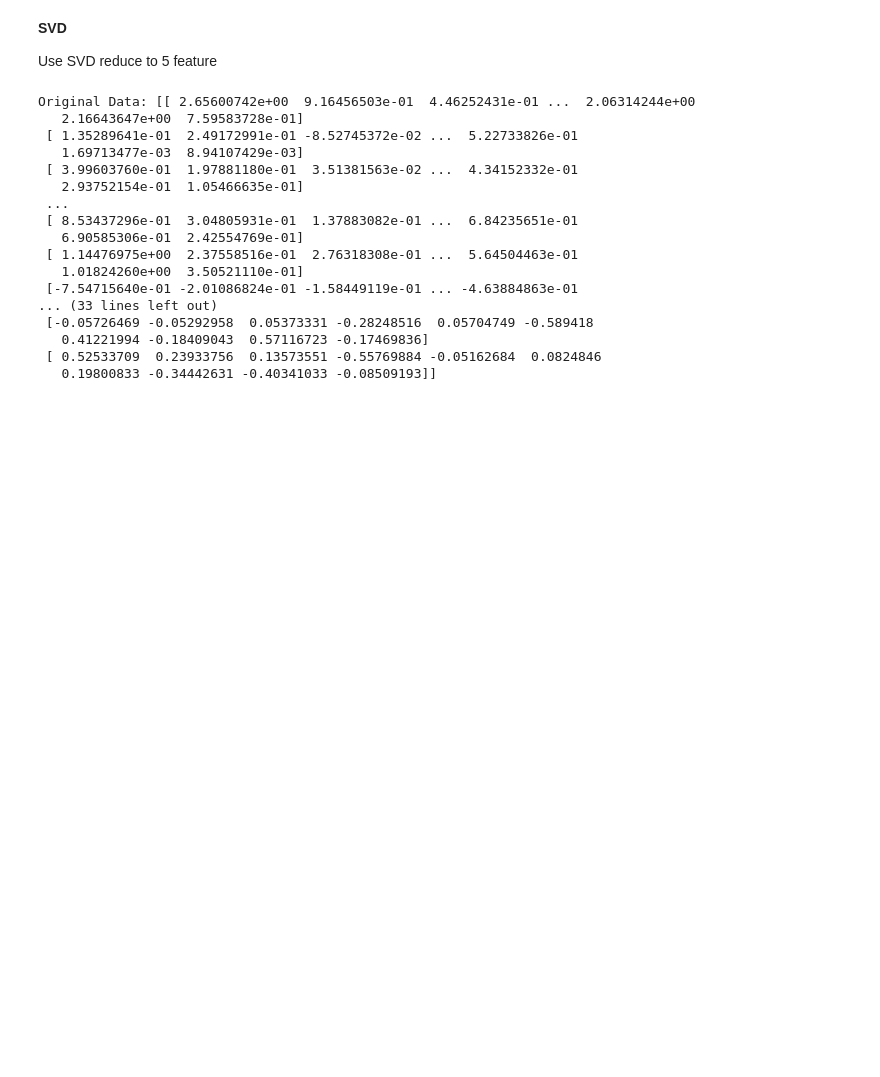
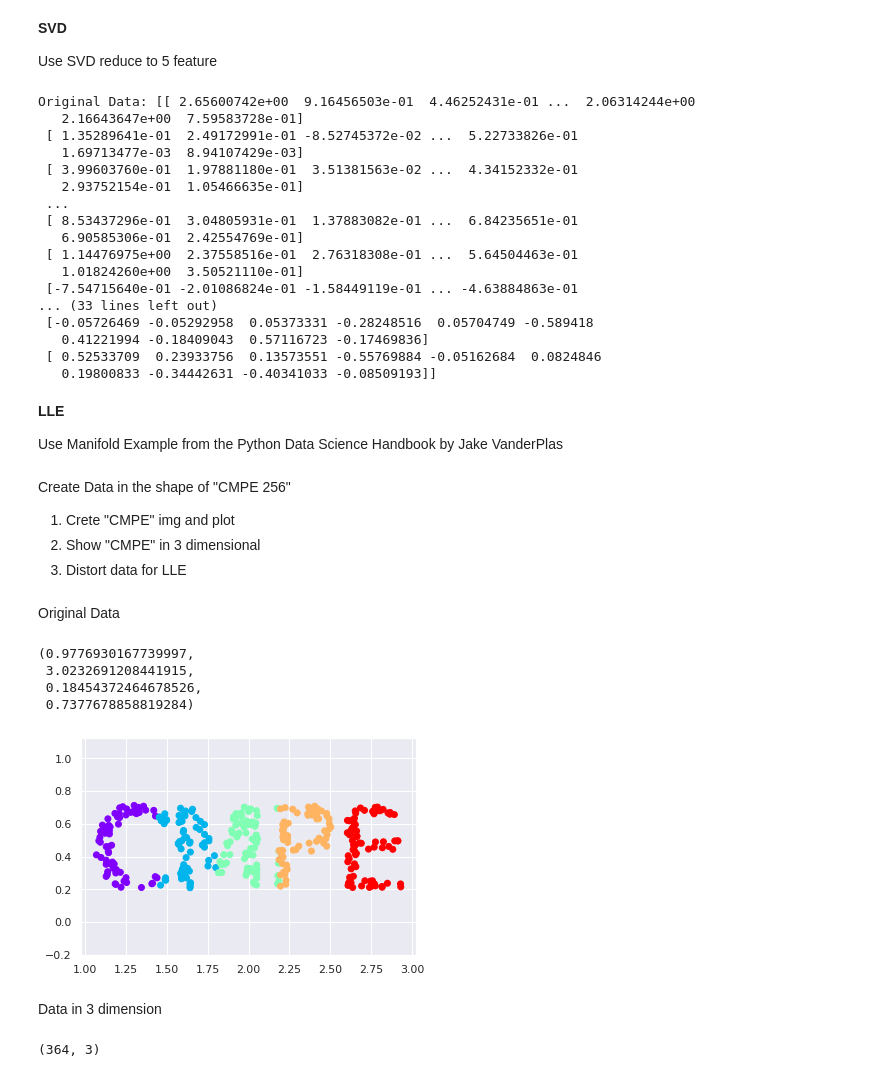
Before and after one commit to AbrahamKong/CMPE256-Dimensionality_Reduction_Assignment, a Jupyter notebook: CMPE_256_Dimensionality_Reduction_Assignment.ipynb, the cells around one changed output. Saved outputs shown, nothing was run; the diff lists cells and outputs as text; code cells hidden in the pictures; blank space fills up the shorter version.

```diff
--- a/CMPE_256_Dimensionality_Reduction_Assignment.ipynb
+++ b/CMPE_256_Dimensionality_Reduction_Assignment.ipynb
@@ -79,3 +80,68 @@ Original Data: [[ 2.65600742e+00  9.16456503e-01  4.46252431e-01 ...  2.06314244
    0.41221994 -0.18409043  0.57116723 -0.17469836]
  [ 0.52533709  0.23933756  0.13573551 -0.55769884 -0.05162684  0.0824846
    0.19800833 -0.34442631 -0.40341033 -0.08509193]]
+# %% [markdown]
+**LLE**
+
+Use Manifold Example from the Python Data Science Handbook by Jake VanderPlas
+# %% [markdown]
+Create Data in the shape of "CMPE 256"
+
+1.   Crete "CMPE" img and plot
+2.   Show "CMPE" in 3 dimensional
+3.   Distort data for LLE
+# %%
+def make_CMPE(N=1000, rseed=42):
+  # Make a plot with "CMPE 256", and then save as PNG
+  fig, ax = plt.subplots(figsize=(4, 1))
+  fig.subplots_adjust(left=0, right=1, bottom=0, top=1)
+  ax.axis('off')
+  ax.text(0.5, 0.4, "CMPE", va='center', ha='center', size='50')
+  fig.savefig('CMPE.png')
+  plt.close(fig)
+
+  # Plot the points based on the above PNG
+  from matplotlib.image import imread
+  pngFile = imread("CMPE.png")[::-1, :, 0].T
+  rng = np.random.RandomState(rseed)
+  imgData = rng.rand(4 * N, 2)
+  i, j = (imgData * pngFile.shape).astype(int).T
+  mask = (pngFile[i, j] < 1)
+  imgData = imgData[mask]
+  imgData[:, 0] *= (pngFile.shape[0] / pngFile.shape[1])
+  imgData = imgData[:N]
+  return imgData[np.argsort(imgData[:, 0])]
+
+def random_projection(imgData, dimension=3, rseed=42):
+    assert dimension >= imgData.shape[1]
+    rng = np.random.RandomState(rseed)
+    C = rng.randn(dimension, dimension)
+    e, V = np.linalg.eigh(np.dot(C, C.T))
+    return np.dot(imgData, V[:imgData.shape[1]])
+
+def curve_img(imgData):
+    t = (imgData[:, 0] - 2) * 0.75 * np.pi
+    x = np.sin(t)
+    y = imgData[:, 1]
+    z = np.sign(t) * (np.cos(t) - 1)
+    return np.vstack((x, y, z)).T
+# %% [markdown]
+Original Data
+# %%
+imgData = make_CMPE(1000)
+colorize = dict(c=imgData[:, 0], cmap=plt.cm.get_cmap('rainbow', 5))
+plt.scatter(imgData[:, 0], imgData[:, 1], **colorize)
+plt.axis('equal')
+# %% [output]
+(0.9776930167739997,
+ 3.0232691208441915,
+ 0.18454372464678526,
+ 0.7377678858819284)
+[figure, added]
+# %% [markdown]
+Data in 3 dimension
+# %%
+imgData_3D = random_projection(imgData, 3)
+imgData_3D.shape
+# %% [output]
+(364, 3)
```
Also changed, not shown: parts of 10 cells of this notebook.
